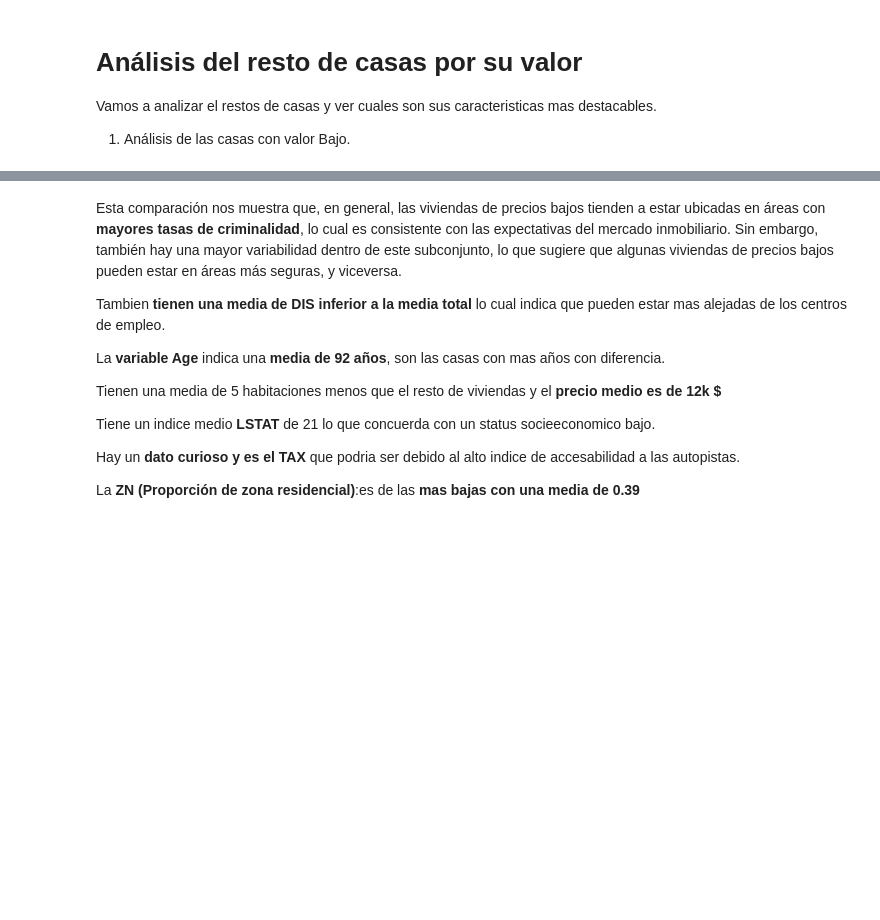
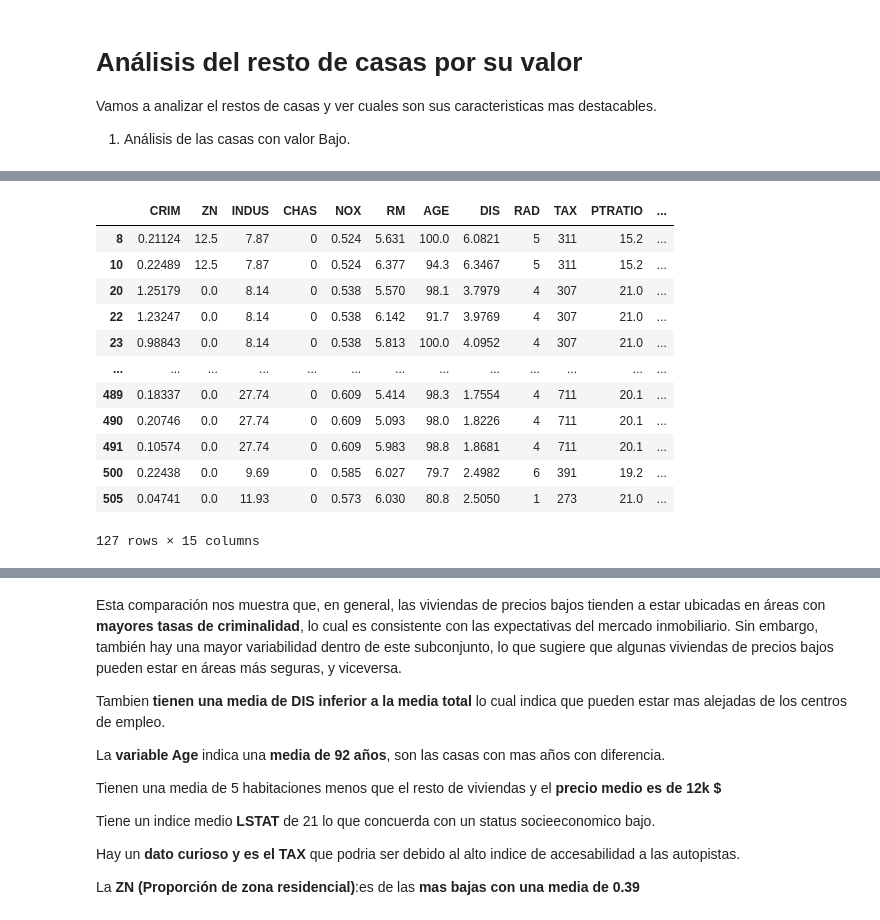
Before and after one commit to amejosecar/boston_DSPT, a Jupyter notebook: Mikel_propuesta.ipynb, the cells around one changed output, grey strips where cells are left out. Cells and saved outputs as stored; diff of their text form; code cells hidden in the pictures; blank space fills up the shorter version.

```diff
--- a/Mikel_propuesta.ipynb
+++ b/Mikel_propuesta.ipynb
@@ -333,3 +439,21 @@ df_boston[df_boston['Categoria_Precio'] == 'Bajo'].describe()
 | 50% | 7.752230 | 0.000000 | 18.100000 | 0.000000 | 0.679000 | 5.950000 | 95.400000 | 1.866200 | 24.000000 | 666.000000 | 20.200000 | ... |
 | 75% | 13.795750 | 0.000000 | 18.100000 | 0.000000 | 0.713000 | 6.342000 | 98.850000 | 2.334800 | 24.000000 | 666.000000 | 20.200000 | ... |
 | max | 88.976200 | 25.000000 | 27.740000 | 1.000000 | 0.871000 | 7.313000 | 100.000000 | 6.818500 | 24.000000 | 711.000000 | 21.200000 | ... |
+# %%
+casas_precio_bajo = df_boston[df_boston['Categoria_Precio'] == 'Bajo']
+
+casas_precio_bajo
+# %% [output]
+|  | CRIM | ZN | INDUS | CHAS | NOX | RM | AGE | DIS | RAD | TAX | PTRATIO | ... |
+| 8 | 0.21124 | 12.5 | 7.87 | 0 | 0.524 | 5.631 | 100.0 | 6.0821 | 5 | 311 | 15.2 | ... |
+| 10 | 0.22489 | 12.5 | 7.87 | 0 | 0.524 | 6.377 | 94.3 | 6.3467 | 5 | 311 | 15.2 | ... |
+| 20 | 1.25179 | 0.0 | 8.14 | 0 | 0.538 | 5.570 | 98.1 | 3.7979 | 4 | 307 | 21.0 | ... |
+| 22 | 1.23247 | 0.0 | 8.14 | 0 | 0.538 | 6.142 | 91.7 | 3.9769 | 4 | 307 | 21.0 | ... |
+| 23 | 0.98843 | 0.0 | 8.14 | 0 | 0.538 | 5.813 | 100.0 | 4.0952 | 4 | 307 | 21.0 | ... |
+| ... | ... | ... | ... | ... | ... | ... | ... | ... | ... | ... | ... | ... |
+| 489 | 0.18337 | 0.0 | 27.74 | 0 | 0.609 | 5.414 | 98.3 | 1.7554 | 4 | 711 | 20.1 | ... |
+| 490 | 0.20746 | 0.0 | 27.74 | 0 | 0.609 | 5.093 | 98.0 | 1.8226 | 4 | 711 | 20.1 | ... |
+| 491 | 0.10574 | 0.0 | 27.74 | 0 | 0.609 | 5.983 | 98.8 | 1.8681 | 4 | 711 | 20.1 | ... |
+| 500 | 0.22438 | 0.0 | 9.69 | 0 | 0.585 | 6.027 | 79.7 | 2.4982 | 6 | 391 | 19.2 | ... |
+| 505 | 0.04741 | 0.0 | 11.93 | 0 | 0.573 | 6.030 | 80.8 | 2.5050 | 1 | 273 | 21.0 | ... |
+127 rows × 15 columns
```
Also changed, not shown: parts of 14 cells of this notebook, 1 other file.
